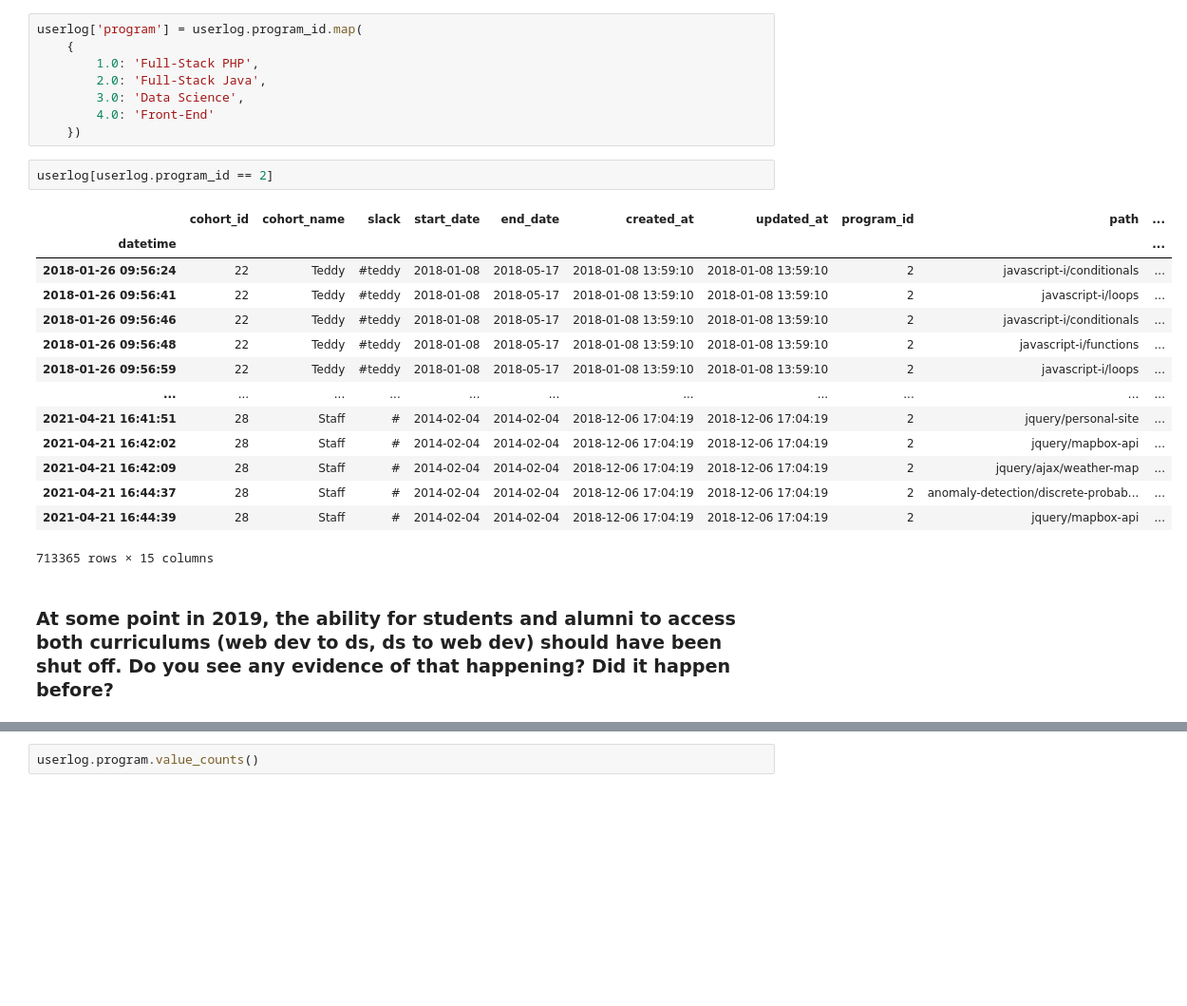
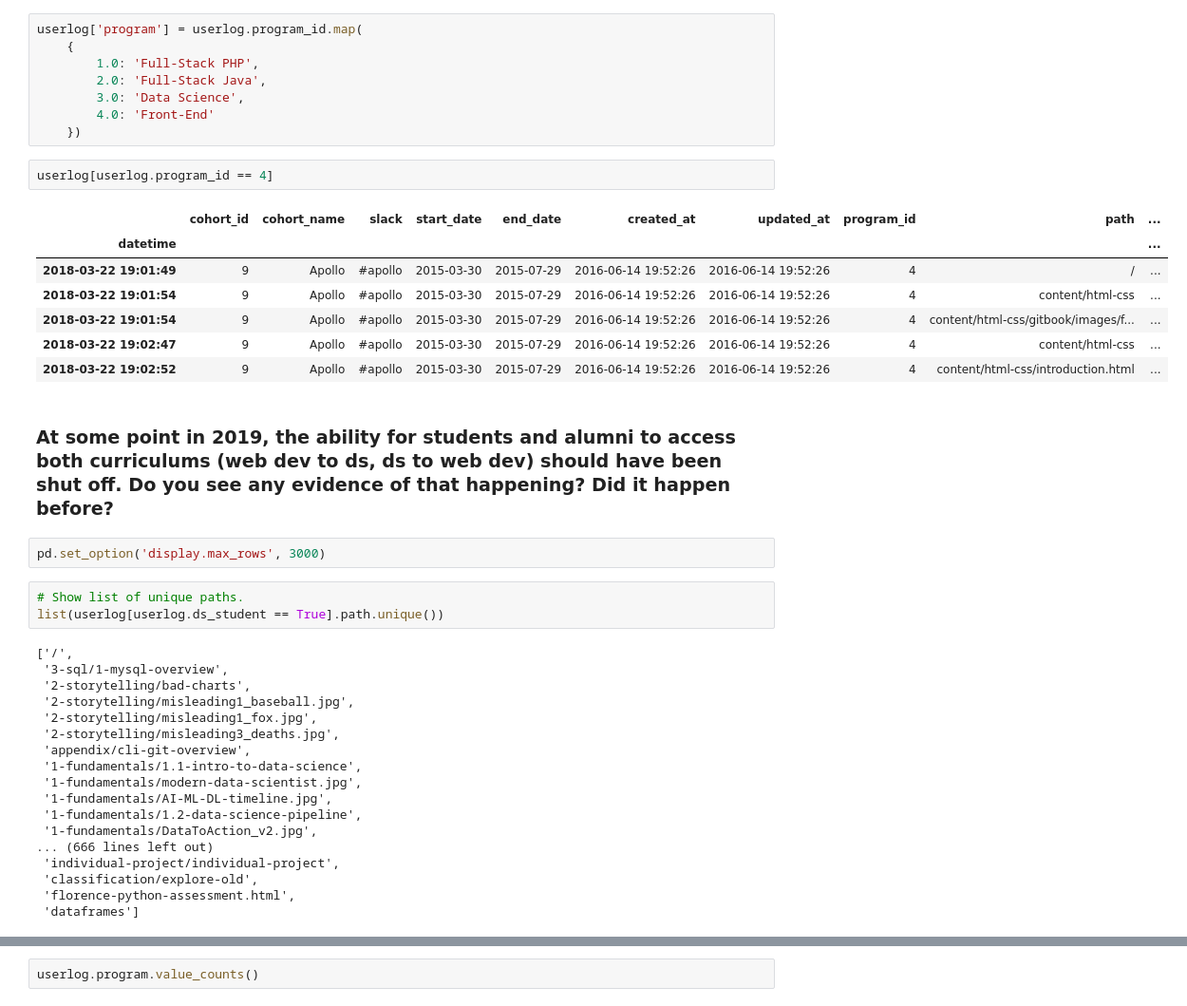
Before and after one commit to AnomalySweeper/user-log-anomaly-detection, a Jupyter notebook: bts-student-log-project-workflow.ipynb, the cells around one changed output, grey strips where cells are left out. Shown at 95% size. Drawn from its saved outputs; the diff is of its cells as text; blank space fills up the shorter version.

```diff
--- a/bts-student-log-project-workflow.ipynb
+++ b/bts-student-log-project-workflow.ipynb
@@ -175,21 +176,37 @@ userlog['program'] = userlog.program_id.map(
         4.0: 'Front-End'
     })
 # %%
-userlog[userlog.program_id == 2]
+userlog[userlog.program_id == 4]
 # %% [output]
 |  | cohort_id | cohort_name | slack | start_date | end_date | created_at | updated_at | program_id | path | ... |
 | datetime |  |  |  |  |  |  |  |  |  | ... |
-| 2018-01-26 09:56:24 | 22 | Teddy | #teddy | 2018-01-08 | 2018-05-17 | 2018-01-08 13:59:10 | 2018-01-08 13:59:10 | 2 | javascript-i/conditionals | ... |
-| 2018-01-26 09:56:41 | 22 | Teddy | #teddy | 2018-01-08 | 2018-05-17 | 2018-01-08 13:59:10 | 2018-01-08 13:59:10 | 2 | javascript-i/loops | ... |
-| 2018-01-26 09:56:46 | 22 | Teddy | #teddy | 2018-01-08 | 2018-05-17 | 2018-01-08 13:59:10 | 2018-01-08 13:59:10 | 2 | javascript-i/conditionals | ... |
-| 2018-01-26 09:56:48 | 22 | Teddy | #teddy | 2018-01-08 | 2018-05-17 | 2018-01-08 13:59:10 | 2018-01-08 13:59:10 | 2 | javascript-i/functions | ... |
-| 2018-01-26 09:56:59 | 22 | Teddy | #teddy | 2018-01-08 | 2018-05-17 | 2018-01-08 13:59:10 | 2018-01-08 13:59:10 | 2 | javascript-i/loops | ... |
-| ... | ... | ... | ... | ... | ... | ... | ... | ... | ... | ... |
-| 2021-04-21 16:41:51 | 28 | Staff | # | 2014-02-04 | 2014-02-04 | 2018-12-06 17:04:19 | 2018-12-06 17:04:19 | 2 | jquery/personal-site | ... |
-| 2021-04-21 16:42:02 | 28 | Staff | # | 2014-02-04 | 2014-02-04 | 2018-12-06 17:04:19 | 2018-12-06 17:04:19 | 2 | jquery/mapbox-api | ... |
-| 2021-04-21 16:42:09 | 28 | Staff | # | 2014-02-04 | 2014-02-04 | 2018-12-06 17:04:19 | 2018-12-06 17:04:19 | 2 | jquery/ajax/weather-map | ... |
-| 2021-04-21 16:44:37 | 28 | Staff | # | 2014-02-04 | 2014-02-04 | 2018-12-06 17:04:19 | 2018-12-06 17:04:19 | 2 | anomaly-detection/discrete-probab... | ... |
-| 2021-04-21 16:44:39 | 28 | Staff | # | 2014-02-04 | 2014-02-04 | 2018-12-06 17:04:19 | 2018-12-06 17:04:19 | 2 | jquery/mapbox-api | ... |
+| 2018-03-22 19:01:49 | 9 | Apollo | #apollo | 2015-03-30 | 2015-07-29 | 2016-06-14 19:52:26 | 2016-06-14 19:52:26 | 4 | / | ... |
+| 2018-03-22 19:01:54 | 9 | Apollo | #apollo | 2015-03-30 | 2015-07-29 | 2016-06-14 19:52:26 | 2016-06-14 19:52:26 | 4 | content/html-css | ... |
+| 2018-03-22 19:01:54 | 9 | Apollo | #apollo | 2015-03-30 | 2015-07-29 | 2016-06-14 19:52:26 | 2016-06-14 19:52:26 | 4 | content/html-css/gitbook/images/f... | ... |
+| 2018-03-22 19:02:47 | 9 | Apollo | #apollo | 2015-03-30 | 2015-07-29 | 2016-06-14 19:52:26 | 2016-06-14 19:52:26 | 4 | content/html-css | ... |
+| 2018-03-22 19:02:52 | 9 | Apollo | #apollo | 2015-03-30 | 2015-07-29 | 2016-06-14 19:52:26 | 2016-06-14 19:52:26 | 4 | content/html-css/introduction.html | ... |
-713365 rows × 15 columns
 # %% [markdown]
 ### At some point in 2019, the ability for students and alumni to access both curriculums (web dev to ds, ds to web dev) should have been shut off. Do you see any evidence of that happening? Did it happen before?
+# %%
+pd.set_option('display.max_rows', 3000)
+# %%
+# Show list of unique paths.
+list(userlog[userlog.ds_student == True].path.unique())
+# %% [output]
+['/',
+ '3-sql/1-mysql-overview',
+ '2-storytelling/bad-charts',
+ '2-storytelling/misleading1_baseball.jpg',
+ '2-storytelling/misleading1_fox.jpg',
+ '2-storytelling/misleading3_deaths.jpg',
+ 'appendix/cli-git-overview',
+ '1-fundamentals/1.1-intro-to-data-science',
+ '1-fundamentals/modern-data-scientist.jpg',
+ '1-fundamentals/AI-ML-DL-timeline.jpg',
+ '1-fundamentals/1.2-data-science-pipeline',
+ '1-fundamentals/DataToAction_v2.jpg',
+... (666 lines left out)
+ 'individual-project/individual-project',
+ 'classification/explore-old',
+ 'florence-python-assessment.html',
+ 'dataframes']
```
Also changed, not shown: parts of 11 cells of this notebook.
